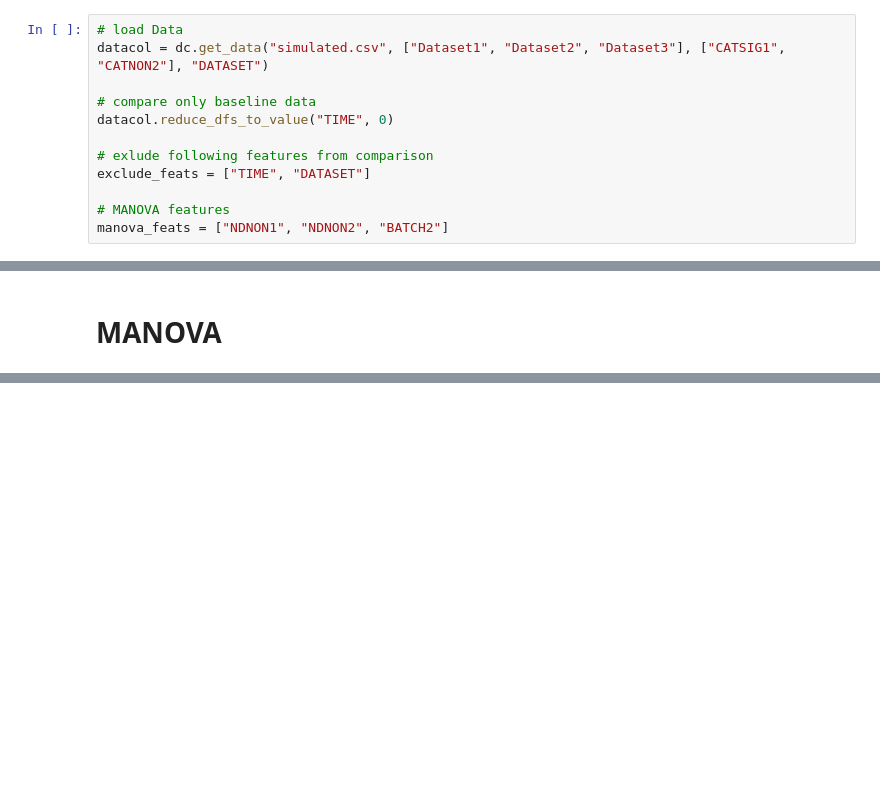
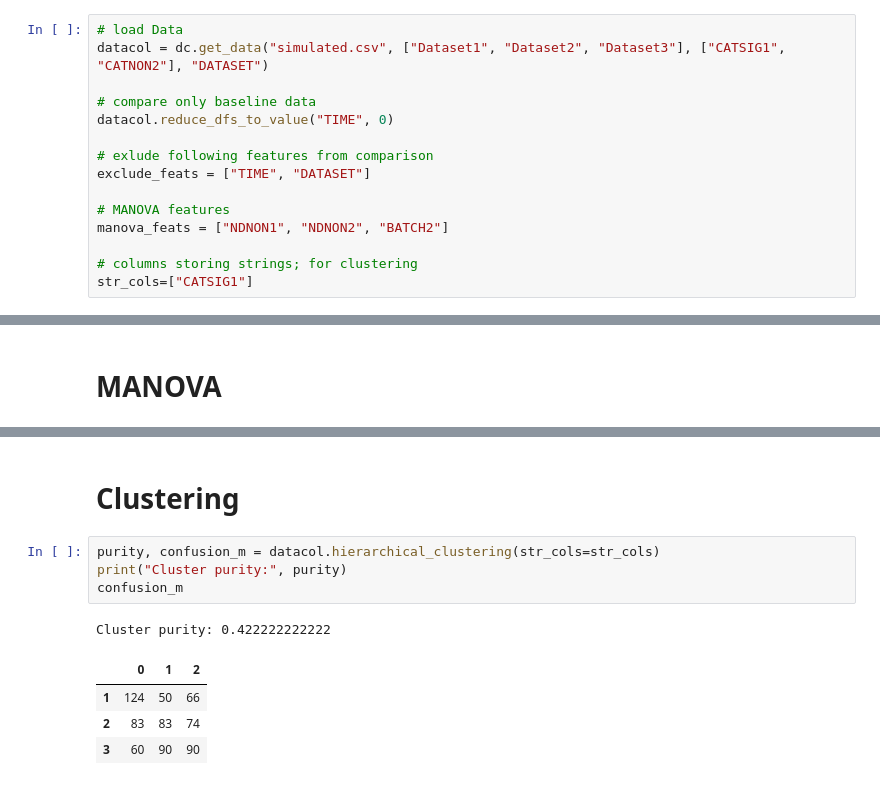
Before and after one commit to Cojabi/DataComp_Examples, a Jupyter notebook: cross-sectional_example.ipynb, the cells around one changed output, grey strips where cells are left out. Saved outputs shown, nothing was run; the diff lists cells and outputs as text; blank space fills up the shorter version.

```diff
--- a/cross-sectional_example.ipynb
+++ b/cross-sectional_example.ipynb
@@ -16,6 +16,9 @@ exclude_feats = ["TIME", "DATASET"]
 
 # MANOVA features
 manova_feats = ["NDNON1", "NDNON2", "BATCH2"]
+
+# columns storing strings; for clustering
+str_cols=["CATSIG1"]
 # %% [markdown]
 # Visualize feature overlap
 # %%
@@ -84,0 +88,12 @@ dc.manova(datacol, "DATASET", manova_feats)
+# %% [markdown]
+# Clustering
+# %%
+purity, confusion_m = datacol.hierarchical_clustering(str_cols=str_cols)
+print("Cluster purity:", purity)
+confusion_m
+# %% [output]
+Cluster purity: 0.422222222222
+|  | 0 | 1 | 2 |
+| 1 | 124 | 50 | 66 |
+| 2 | 83 | 83 | 74 |
+| 3 | 60 | 90 | 90 |
```
Also changed, not shown: parts of 2 cells of this notebook, 5 other files.
